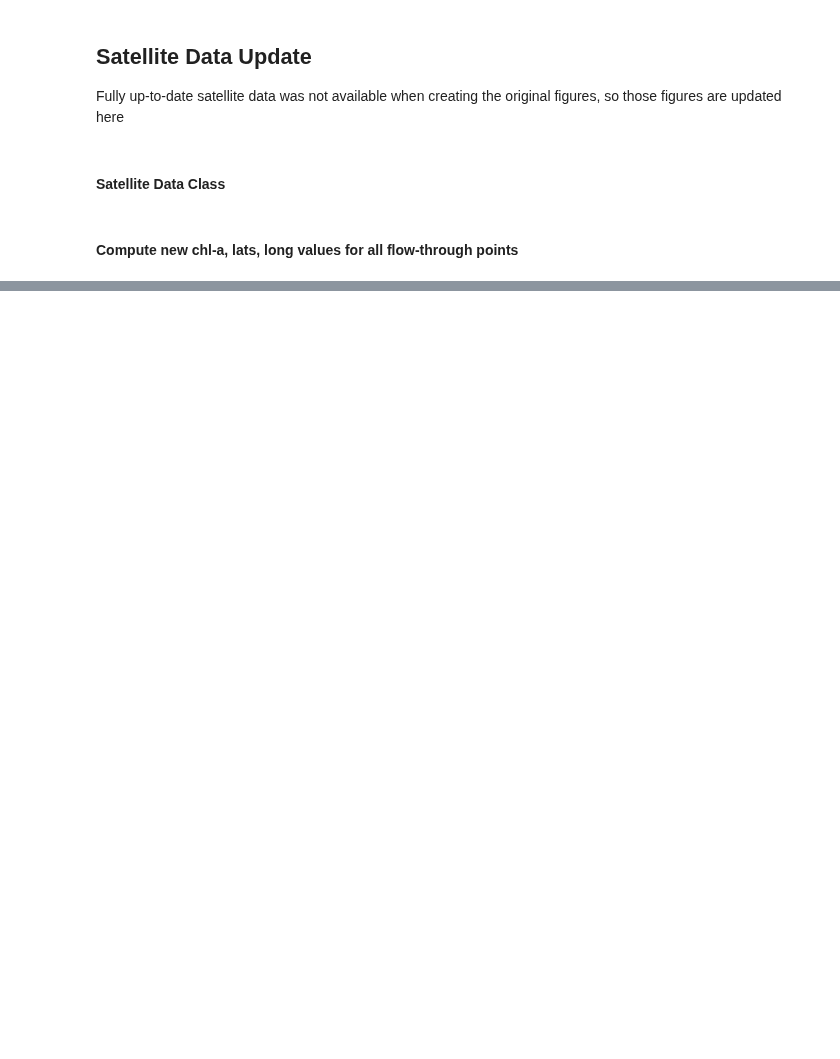
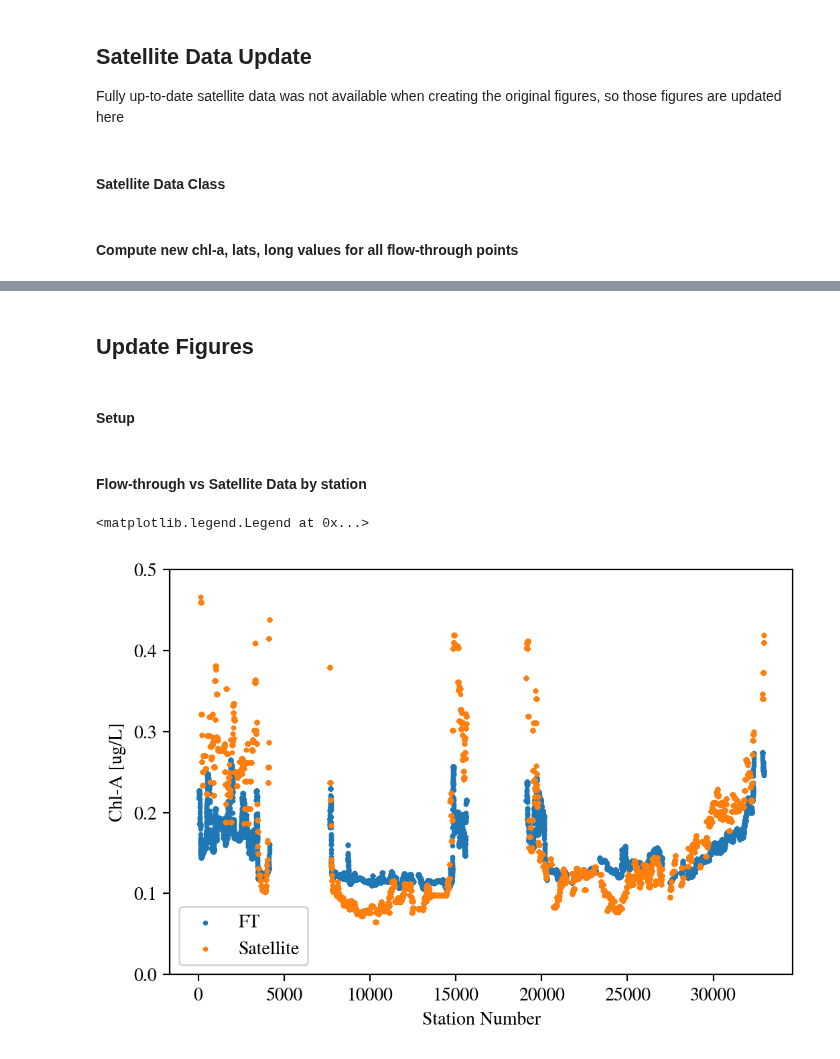
Before and after one commit to AmyPhung/chl-a-comparison, a Jupyter notebook: Revised Figures.ipynb, the cells around one changed output, grey strips where cells are left out. Cells and saved outputs as stored; diff of their text form; code cells hidden in the pictures; blank space fills up the shorter version.

```diff
--- a/Revised Figures.ipynb
+++ b/Revised Figures.ipynb
@@ -98,16 +99,18 @@ new_sat_list = compiled_results[compiled_results["Src"] == "FT"]["Timestamp"].pa
 #### Compute new chl-a, lats, long values for all flow-through points
 # %%
 def lookupChlorophyll(df_row, lons, lats, chls):
-    """Looks up nearest satellite point for each flow-through
-    point and returns the corresponding chlorophyll value"""
-
+    """ Looks up nearest satellite point for each flow-through
+    point and returns the corresponding chlorophyll value """
 
     lon_idx = abs(lons-df_row["Long"]).argmin()
     lat_idx = abs(lats-df_row["Lat"]).argmin()
 
+    # Check if data is invalid
+    if chls.mask[lat_idx][lon_idx] == True:
+        return np.nan
+
     chl_val = chls[lat_idx][lon_idx]
-
-    return pd.Series(chl_val)
+    return chl_val
 
 temp_sat_list = []
 
@@ -120,6 +123,8 @@ for f in new_sat_list.unique():
 
     # Extract flow-through data with current sat file name
     new_sat_df = compiled_results[compiled_results["Src"] == "FT"] \
-                                 [new_sat_list == f].head() \
+                                 [new_sat_list == f] \
                                  .parallel_apply(lookupChlorophyll, axis=1, args=(lons,lats,chls,))
     temp_sat_list.append(new_sat_df)
+
+new_sat_data = pd.concat(temp_sat_list)
@@ -249,0 +131,9 @@ ImportError: No module named 'mpl_toolkits.basemap'
+# %%
+# Update dataframe
+compiled_results.insert(10, "New Sat Chl-A", new_sat_data)
+# %%
+ft_pts = compiled_results.dropna()
+# %% [markdown]
+## Update Figures
+# %% [markdown]
+#### Setup
@@ -249,0 +152,28 @@ ImportError: No module named 'mpl_toolkits.basemap'
+# %%
+# Uncomment for white-background figures
+mpl.rcParams['figure.facecolor'] = 'white'
+
+# Make graphs appear larger
+plt.rcParams['figure.dpi'] = 200
+
+# Change font
+mpl.rcParams['mathtext.fontset'] = 'stix'
+mpl.rcParams['font.family'] = 'STIXGeneral'
+# %% [markdown]
+#### Flow-through vs Satellite Data by station
+# %%
+plt.scatter(ft_pts["Station"],
+            ft_pts["Chl-A"],
+            s=3, label="FT")
+
+plt.scatter(ft_pts["Station"],
+            ft_pts["New Sat Chl-A"],
+            s=3, label="Satellite")
+
+plt.xlabel("Station Number")
+plt.ylabel("Chl-A [ug/L]")
+plt.ylim([0,0.5])
+plt.legend()
+# %% [output]
+<matplotlib.legend.Legend at 0x...>
+[figure, added]
```
Also changed, not shown: parts of 13 cells of this notebook, 1 other file.
